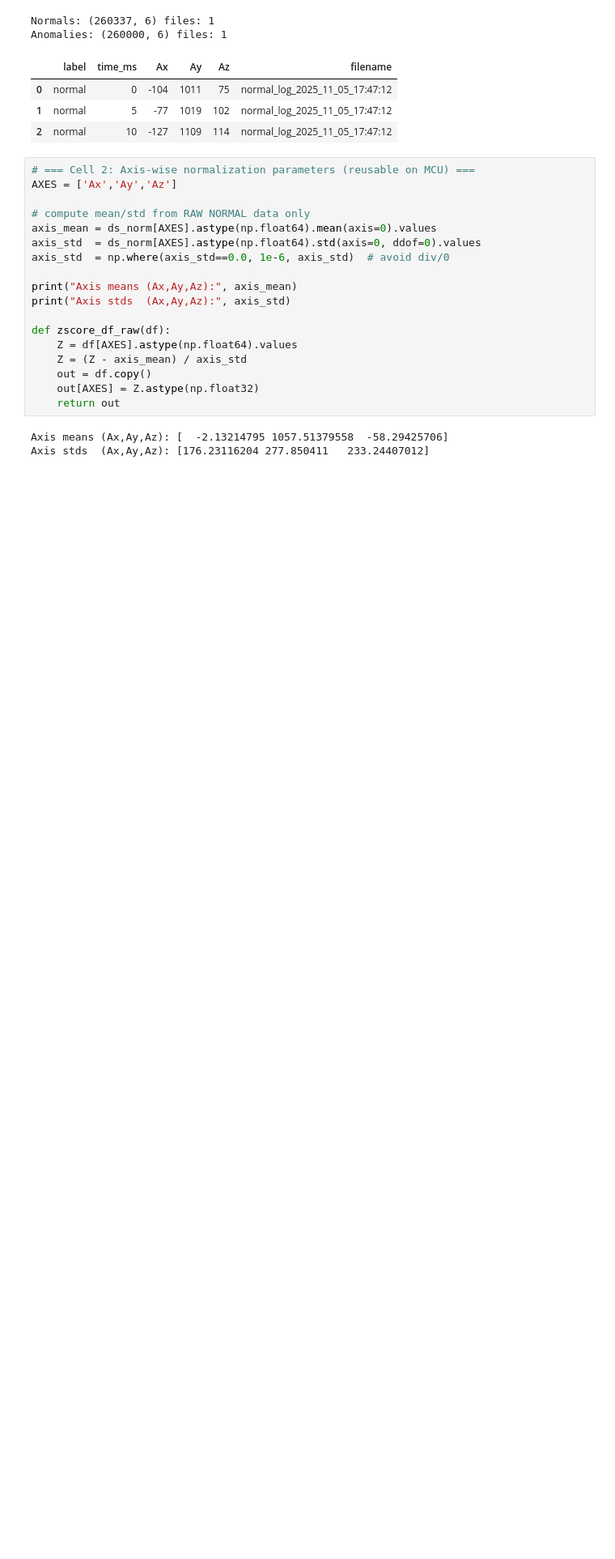
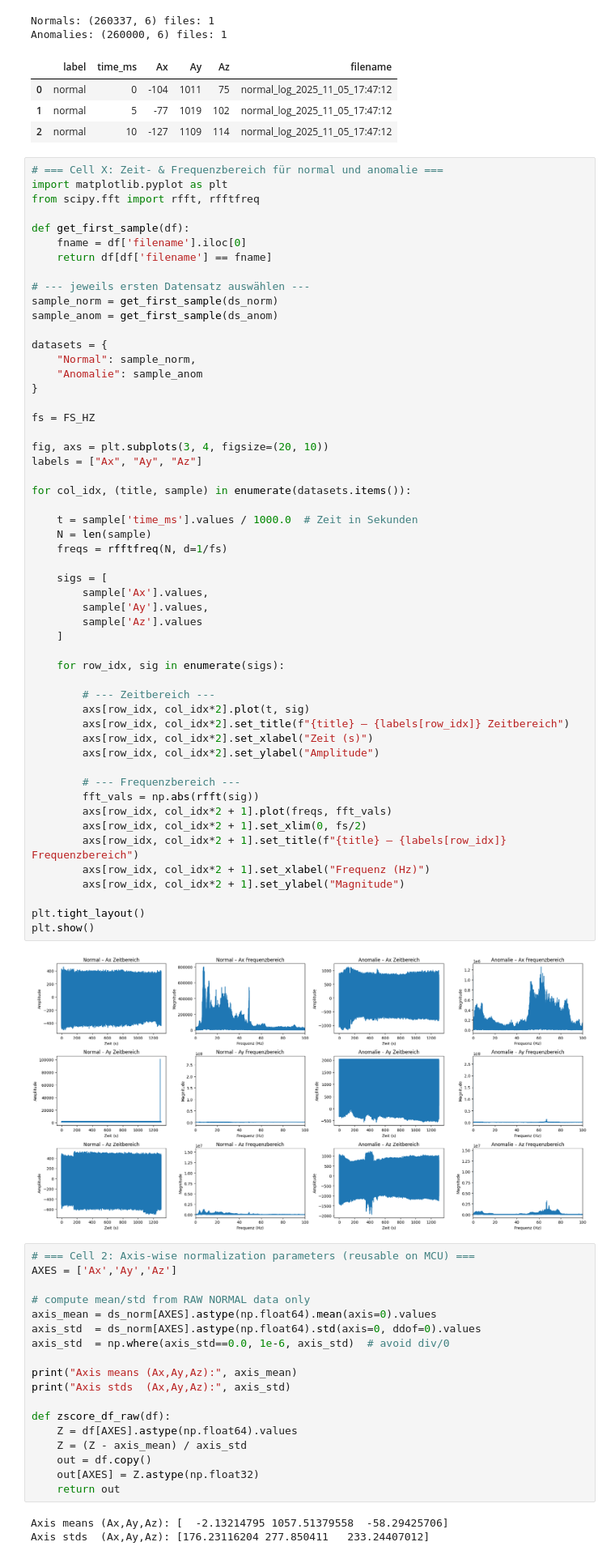
Before and after one commit to Islam172/AI_Based_Anomaly_Detection_on_Microcontroller_with_FreeRTOS_and_MLops, a Jupyter notebook: Python_Pipeline/notebook.ipynb, the cells around one changed output. Shown at 81% size. Saved outputs shown, nothing was run; the diff lists cells and outputs as text; blank space fills up the shorter version.

```diff
--- a/Python_Pipeline/notebook.ipynb
+++ b/Python_Pipeline/notebook.ipynb
@@ -69,6 +69,61 @@ Anomalies: (260000, 6) files: 1
 | 0 | normal | 0 | -104 | 1011 | 75 | normal_log_2025_11_05_17:47:12 |
 | 1 | normal | 5 | -77 | 1019 | 102 | normal_log_2025_11_05_17:47:12 |
 | 2 | normal | 10 | -127 | 1109 | 114 | normal_log_2025_11_05_17:47:12 |
+# %%
+# === Cell X: Zeit- & Frequenzbereich für normal und anomalie ===
+import matplotlib.pyplot as plt
+from scipy.fft import rfft, rfftfreq
+
+def get_first_sample(df):
+    fname = df['filename'].iloc[0]
+    return df[df['filename'] == fname]
+
+# --- jeweils ersten Datensatz auswählen ---
+sample_norm = get_first_sample(ds_norm)
+sample_anom = get_first_sample(ds_anom)
+
+datasets = {
+    "Normal": sample_norm,
+    "Anomalie": sample_anom
+}
+
+fs = FS_HZ
+
+fig, axs = plt.subplots(3, 4, figsize=(20, 10))
+labels = ["Ax", "Ay", "Az"]
+
+for col_idx, (title, sample) in enumerate(datasets.items()):
+
+    t = sample['time_ms'].values / 1000.0  # Zeit in Sekunden
+    N = len(sample)
+    freqs = rfftfreq(N, d=1/fs)
+
+    sigs = [
+        sample['Ax'].values,
+        sample['Ay'].values,
+        sample['Az'].values
+    ]
+
+    for row_idx, sig in enumerate(sigs):
+
+        # --- Zeitbereich ---
+        axs[row_idx, col_idx*2].plot(t, sig)
+        axs[row_idx, col_idx*2].set_title(f"{title} – {labels[row_idx]} Zeitbereich")
+        axs[row_idx, col_idx*2].set_xlabel("Zeit (s)")
+        axs[row_idx, col_idx*2].set_ylabel("Amplitude")
+
+        # --- Frequenzbereich ---
+        fft_vals = np.abs(rfft(sig))
+        axs[row_idx, col_idx*2 + 1].plot(freqs, fft_vals)
+        axs[row_idx, col_idx*2 + 1].set_xlim(0, fs/2)
+        axs[row_idx, col_idx*2 + 1].set_title(f"{title} – {labels[row_idx]} Frequenzbereich")
+        axs[row_idx, col_idx*2 + 1].set_xlabel("Frequenz (Hz)")
+        axs[row_idx, col_idx*2 + 1].set_ylabel("Magnitude")
+
+plt.tight_layout()
+plt.show()
+# %% [output]
+[figure, added]
 # %%
 # === Cell 2: Axis-wise normalization parameters (reusable on MCU) ===
 AXES = ['Ax','Ay','Az']
```
Also changed, not shown: 4 other files.
